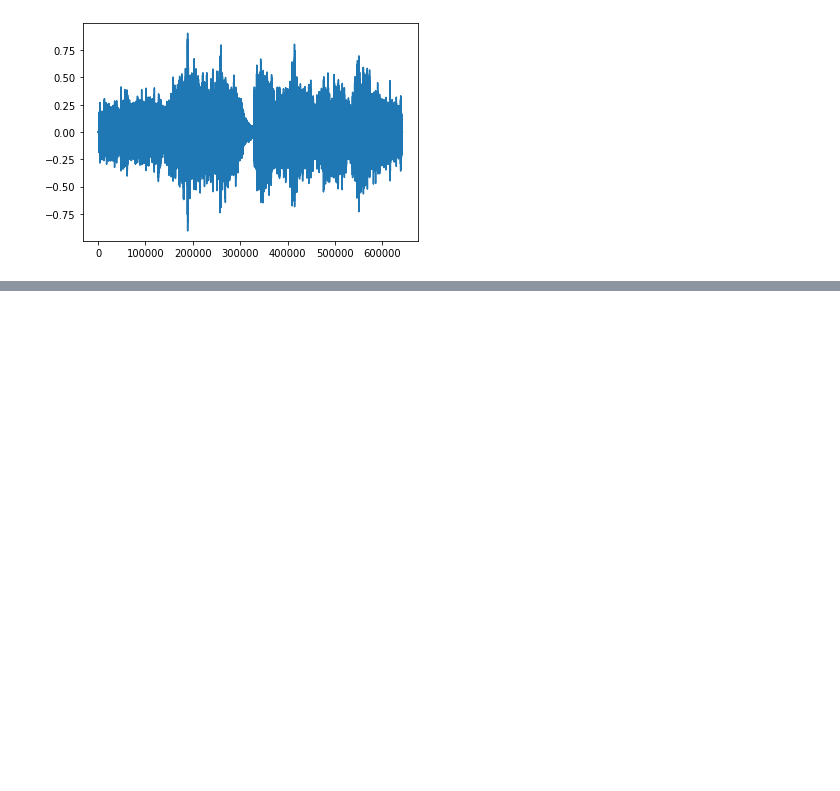
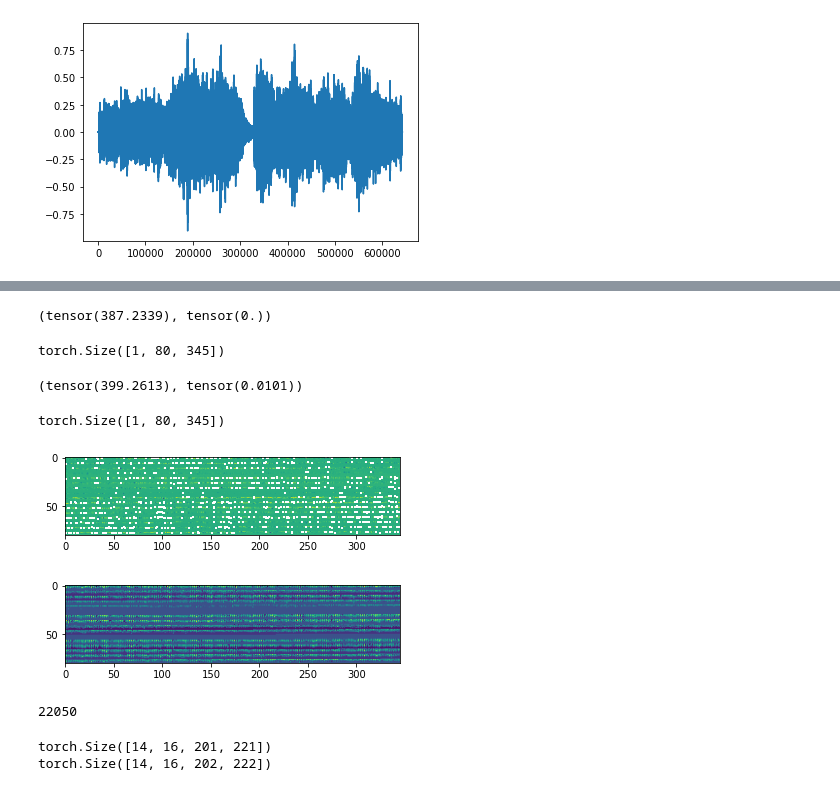
Before and after one commit to jiyunam/mel_spec_music_generation, a Jupyter notebook: notebooks/Frequency Domain.ipynb, the cells around one changed output, grey strips where cells are left out. Drawn from its saved outputs; the diff is of its cells as text; code cells hidden in the pictures; blank space fills up the shorter version.

```diff
--- a/notebooks/Frequency Domain.ipynb
+++ b/notebooks/Frequency Domain.ipynb
@@ -33,0 +152,7 @@ plt.show()
+# %%
+arr_specs = []
+for chunk in chunks:
+    specgram = torchaudio.transforms.MelSpectrogram(n_mels=80, n_fft=256)(chunk.reshape(1,-1))
+    arr_specs.extend(np.array(specgram))
+# %%
+train_specs = torch.FloatTensor(np.array(arr_specs)).unsqueeze(1)
@@ -33,0 +163,2 @@ plt.show()
+# %%
+outputs = net(train_specs)
@@ -33,0 +173,10 @@ plt.show()
+# %%
+specgram.max(), specgram.min()
+# %% [output]
+(tensor(387.2339), tensor(0.))
+# %%
+one_batch = outputs[0].detach()
+one_batch = one_batch[:,:-1, :-1]
+one_batch.shape
+# %% [output]
+torch.Size([1, 80, 345])
@@ -33,0 +186,24 @@ plt.show()
+# %%
+all_batch.max(), all_batch.min()
+# %% [output]
+(tensor(399.2613), tensor(0.0101))
+# %%
+all_batch.shape
+# %% [output]
+torch.Size([1, 80, 345])
+# %%
+plt.figure()
+plt.imshow(one_batch.log2()[0,:,:].numpy())
+plt.show()
+# %% [output]
+[figure, added]
+# %%
+plt.figure()
+plt.imshow(all_batch.log2()[0,:,:].numpy())
+plt.show()
+# %% [output]
+[figure, added]
+# %%
+sr
+# %% [output]
+22050
@@ -33,0 +223,13 @@ plt.show()
+# %%
+x = conv1(train_specs)
+print(x.shape)
+x = F.relu(x)
+x = pool1(x)
+print(x.shape)
+x = drp(x)
+x = x.view(-1,16)
+x = fc1(x)
+x = x.view(14,1,202,222)
+# %% [output]
+torch.Size([14, 16, 201, 221])
+torch.Size([14, 16, 202, 222])
```
Also changed, not shown: parts of 30 cells of this notebook, 30 other files.
